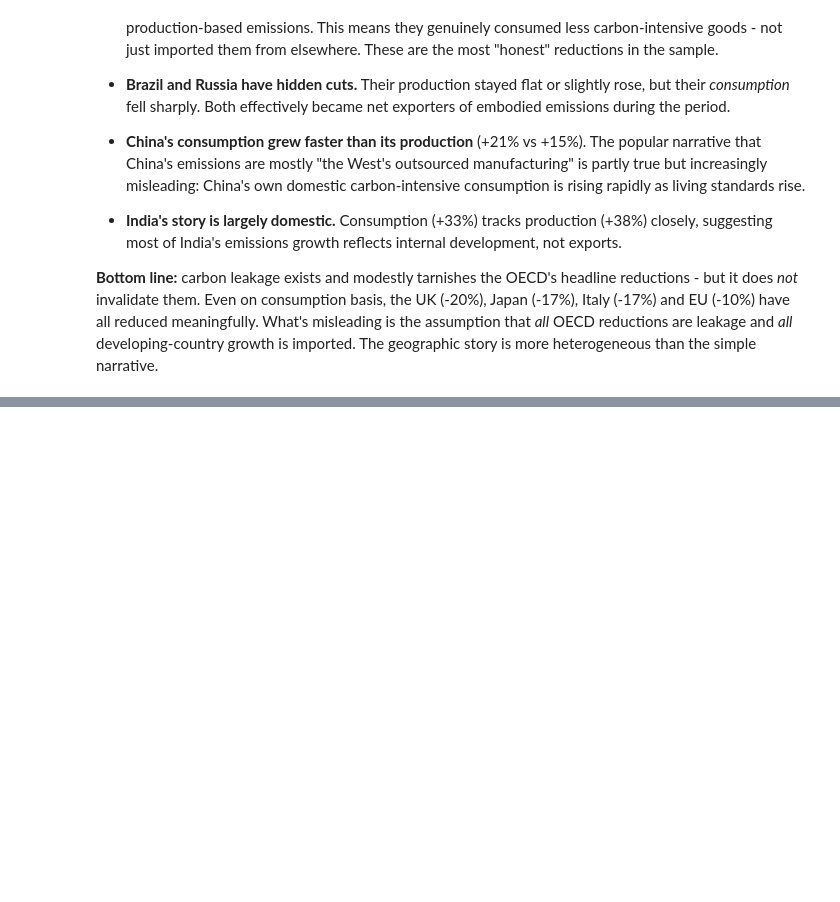
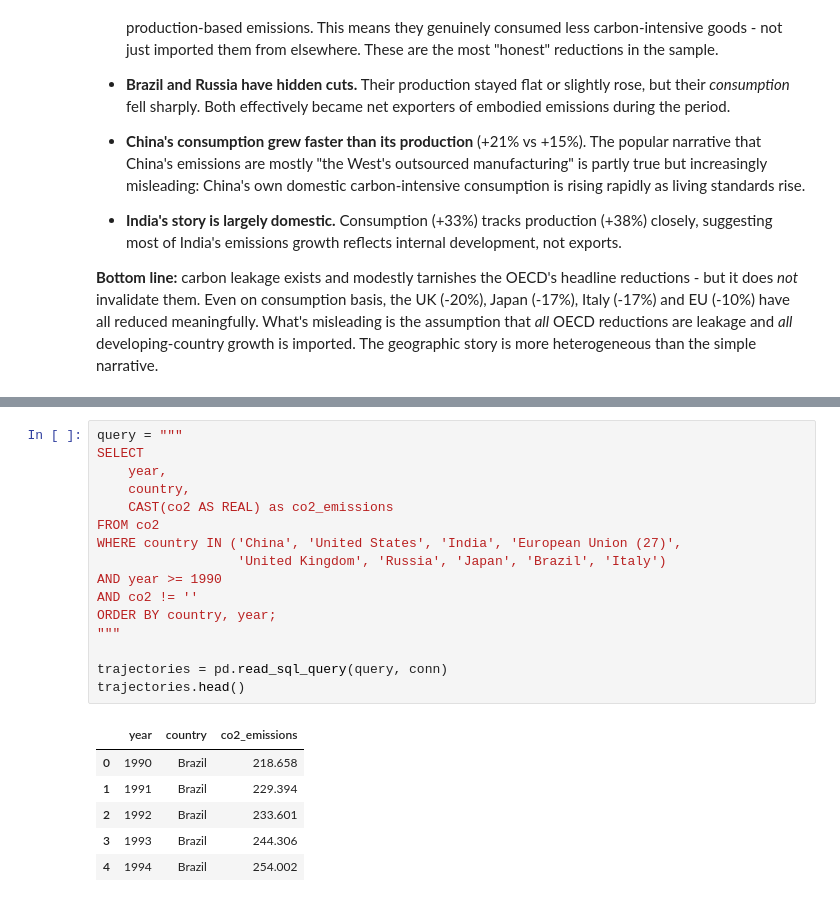
Before and after one commit to edg93/data-science-portfolio, a Jupyter notebook: co2-emissions/notebooks/paris_agreement_analysis.ipynb, the cells around one changed output, grey strips where cells are left out. Cells and saved outputs as stored; diff of their text form; blank space fills up the shorter version.

```diff
--- a/co2-emissions/notebooks/paris_agreement_analysis.ipynb
+++ b/co2-emissions/notebooks/paris_agreement_analysis.ipynb
@@ -521,0 +531,23 @@ plt.show()
+# %%
+query = """
+SELECT
+    year,
+    country,
+    CAST(co2 AS REAL) as co2_emissions
+FROM co2
+WHERE country IN ('China', 'United States', 'India', 'European Union (27)',
+                  'United Kingdom', 'Russia', 'Japan', 'Brazil', 'Italy')
+AND year >= 1990
+AND co2 != ''
+ORDER BY country, year;
+"""
+
+trajectories = pd.read_sql_query(query, conn)
+trajectories.head()
+# %% [output]
+|  | year | country | co2_emissions |
+| 0 | 1990 | Brazil | 218.658 |
+| 1 | 1991 | Brazil | 229.394 |
+| 2 | 1992 | Brazil | 233.601 |
+| 3 | 1993 | Brazil | 244.306 |
+| 4 | 1994 | Brazil | 254.002 |
```
Also changed, not shown: parts of 8 cells of this notebook, 1 other file.
